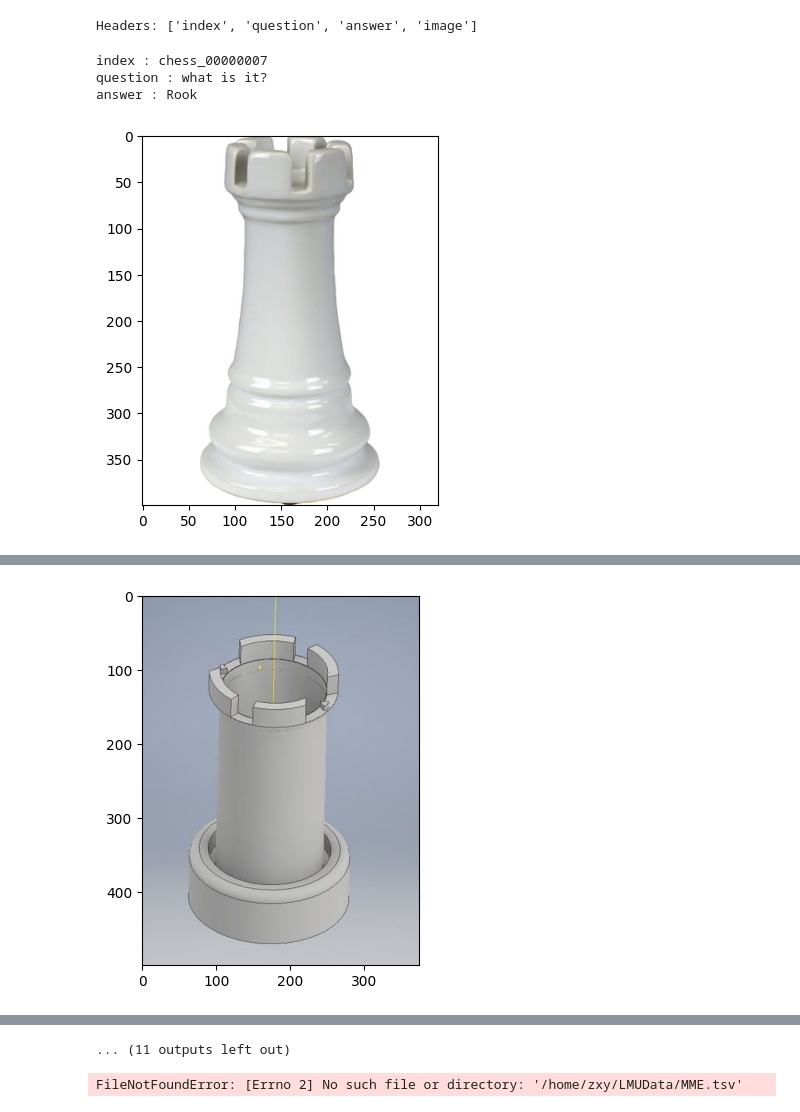
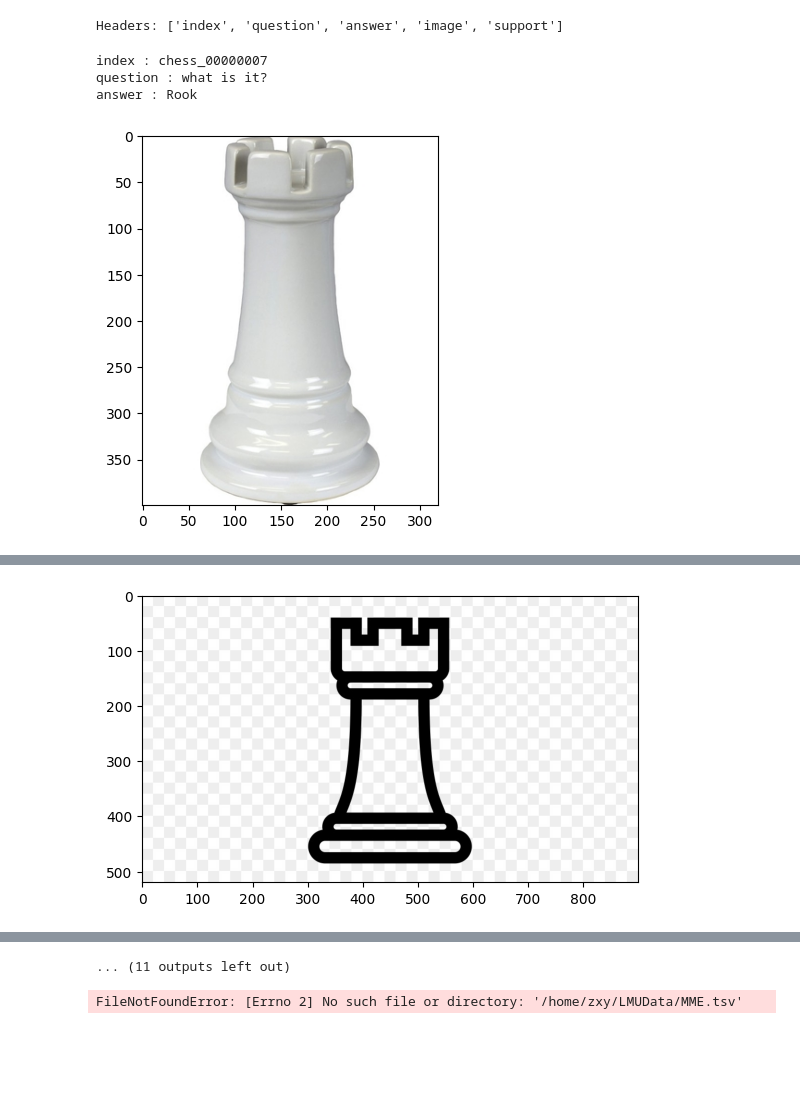
Before and after one commit to XavierZXY/VLMEvalKit, a Jupyter notebook: icltools/read_tsv.ipynb, the cells around one changed output, grey strips where cells are left out. Cells and saved outputs as stored; diff of their text form; code cells hidden in the pictures; blank space fills up the shorter version.

```diff
--- a/icltools/read_tsv.ipynb
+++ b/icltools/read_tsv.ipynb
@@ -5,9 +5,10 @@ from PIL import Image
 from io import BytesIO
 import matplotlib.pyplot as plt
 
-path = "./datasets/chess/"
+path = "/home/zxy/codes/working/ICLBoom/VLMEvalKit/LMUData/"
 # datasets_name = "Open_MI.tsv"
-datasets_name = "query.tsv"
+datasets_name = "CHESS_SQ.tsv"
+datasets_name = "CHESS_random.tsv"
 # datasets_name = "query_retrieved.tsv"
 
 with open(path + datasets_name, "r", encoding="utf-8") as tsvfile:
@@ -18,7 +19,7 @@ with open(path + datasets_name, "r", encoding="utf-8") as tsvfile:
     headers = next(tsvreader)
     print("Headers:", headers)
 # %% [output]
-Headers: ['index', 'question', 'answer', 'image']
+Headers: ['index', 'question', 'answer', 'image', 'support']
 # %%
 import csv
 import base64
@@ -29,11 +30,11 @@ import matplotlib.pyplot as plt
 # path = "./datasets/clevr/"
 # path = "./datasets/open_mi/"
 # path = "./datasets/clevr/"
-path = "./datasets/chess/"
+# path = path
 
 # datasets_name = "Open_MI.tsv"
 # datasets_name = "query.tsv"
-datasets_name = "query_herding_retrieved.tsv"
+# datasets_name = "query_herding_retrieved.tsv"
 # open tsv file
 csv.field_size_limit(10000000)
 with open(path + datasets_name, "r", encoding="utf-8") as tsvfile:
@@ -87,3 +88,3 @@ Item ID: chess_00000171
 Question: what is it?
 Answer: Rook
-[figure, old version]
+[figure, new version]
```
Also changed, not shown: parts of 1 cell of this notebook, 28 other files.
